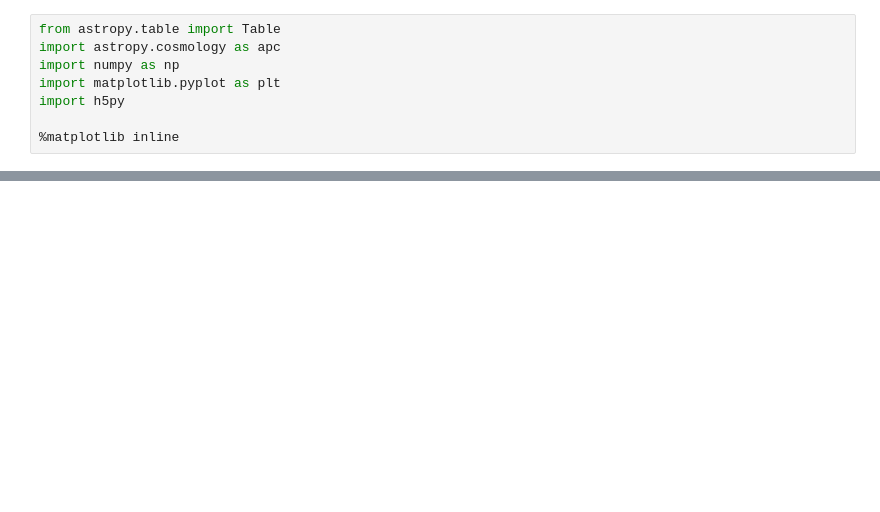
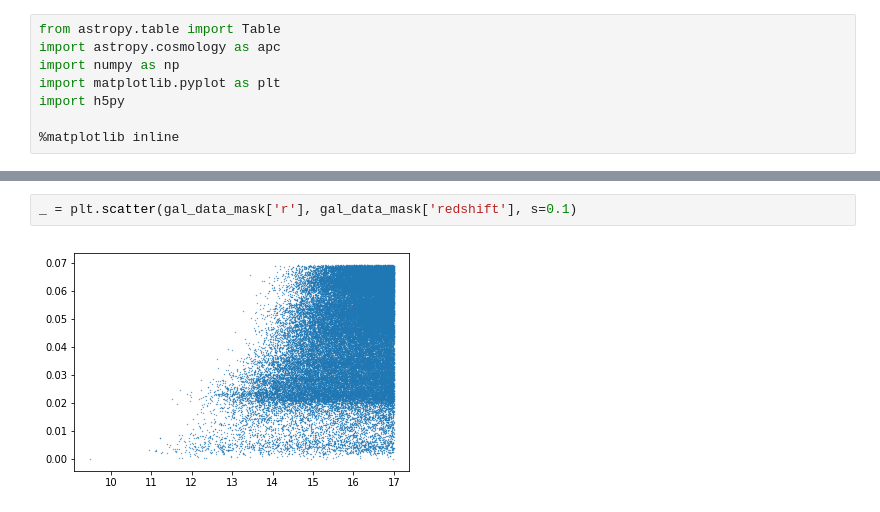
Before and after one commit to astroandes/datasets, a Jupyter notebook: code/explore_sdss.ipynb, the cells around one changed output, grey strips where cells are left out. Drawn from its saved outputs; the diff is of its cells as text; blank space fills up the shorter version.

```diff
--- a/code/explore_sdss.ipynb
+++ b/code/explore_sdss.ipynb
@@ -129,0 +132,4 @@ Text(0,0.5,'y')
+# %%
+_ = plt.scatter(gal_data_mask['r'], gal_data_mask['redshift'], s=0.1)
+# %% [output]
+[figure, added]
```
Also changed, not shown: parts of 8 cells of this notebook.
